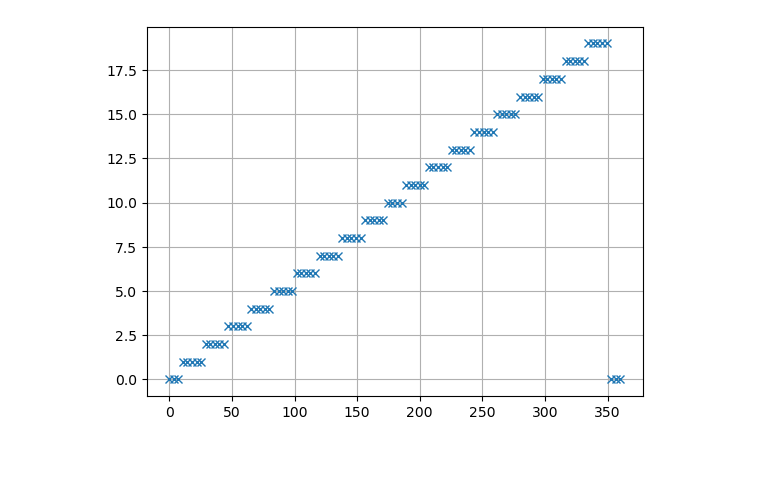
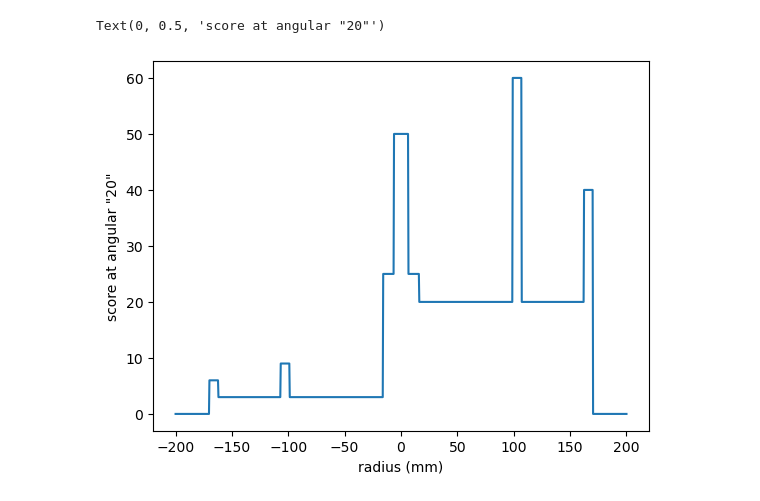
Before and after one commit to acdcjakob/dartproject, a Jupyter notebook: main_notebook.ipynb, the cells around one changed output. Cells and saved outputs as stored; diff of their text form; code cells hidden in the pictures; blank space fills up the shorter version.

```diff
--- a/main_notebook.ipynb
+++ b/main_notebook.ipynb
@@ -1,20 +1,21 @@
 # %%
 import numpy as np
 import matplotlib.pyplot as plt
 from src import gaussian
 from src import cart2pol
 from src import pol2cart
+
 from src import calc_score_phi
+from src import calc_score_r
+from src import calc_score
 
-
-idx = calc_score_phi(2*np.pi)
-
-phi = np.linspace(0,360,100)*np.pi/180
-sc = np.zeros_like(phi)
-for i in range(len(phi)):
-    sc[i] = calc_score_phi(phi[i])
-
-plt.plot(phi*180/np.pi,sc,'x')
-plt.grid()
+x = 0
+y = np.linspace(-200,200,1000)
+scores = [calc_score(x, yi) for yi in y]
+plt.plot(y,scores)
+plt.xlabel('radius (mm)')
+plt.ylabel('score at angular "20"')
+# print(calc_score(-20,-90))
 # %% [output]
+Text(0, 0.5, 'score at angular "20"')
-[figure, old version]
+[figure, new version]
```
Also changed, not shown: parts of 4 cells of this notebook, 10 other files.
